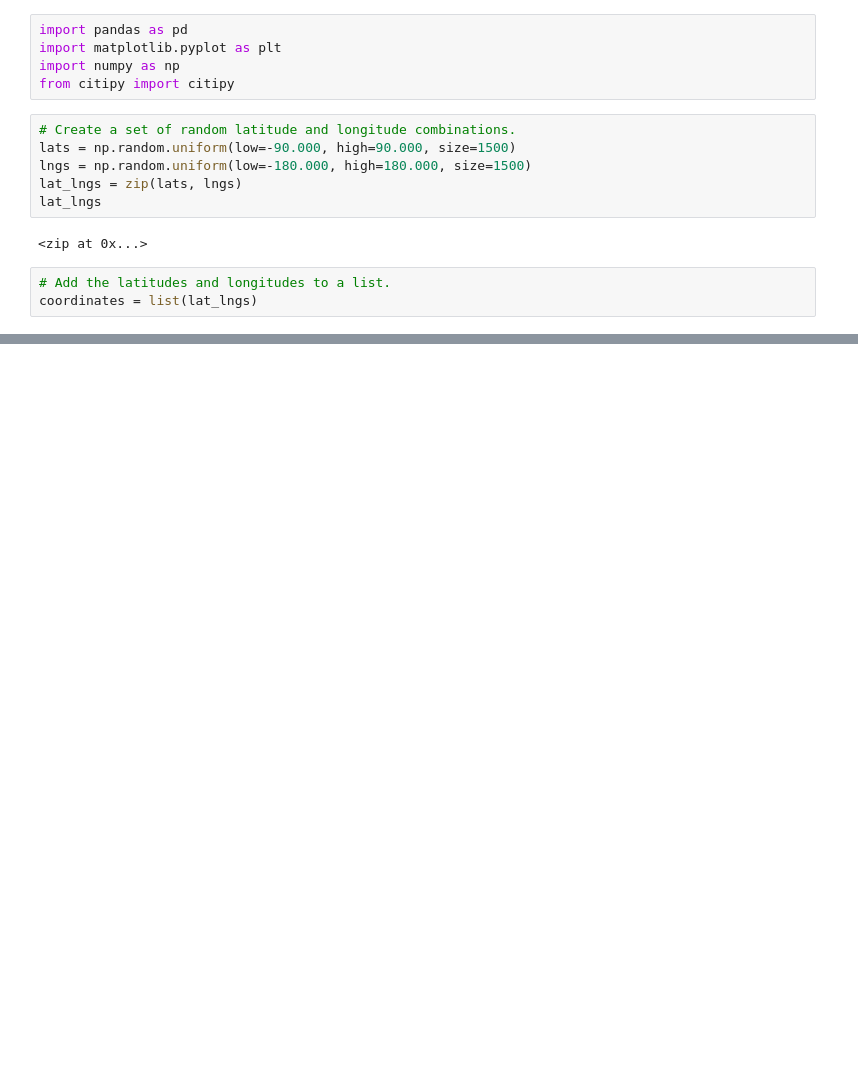
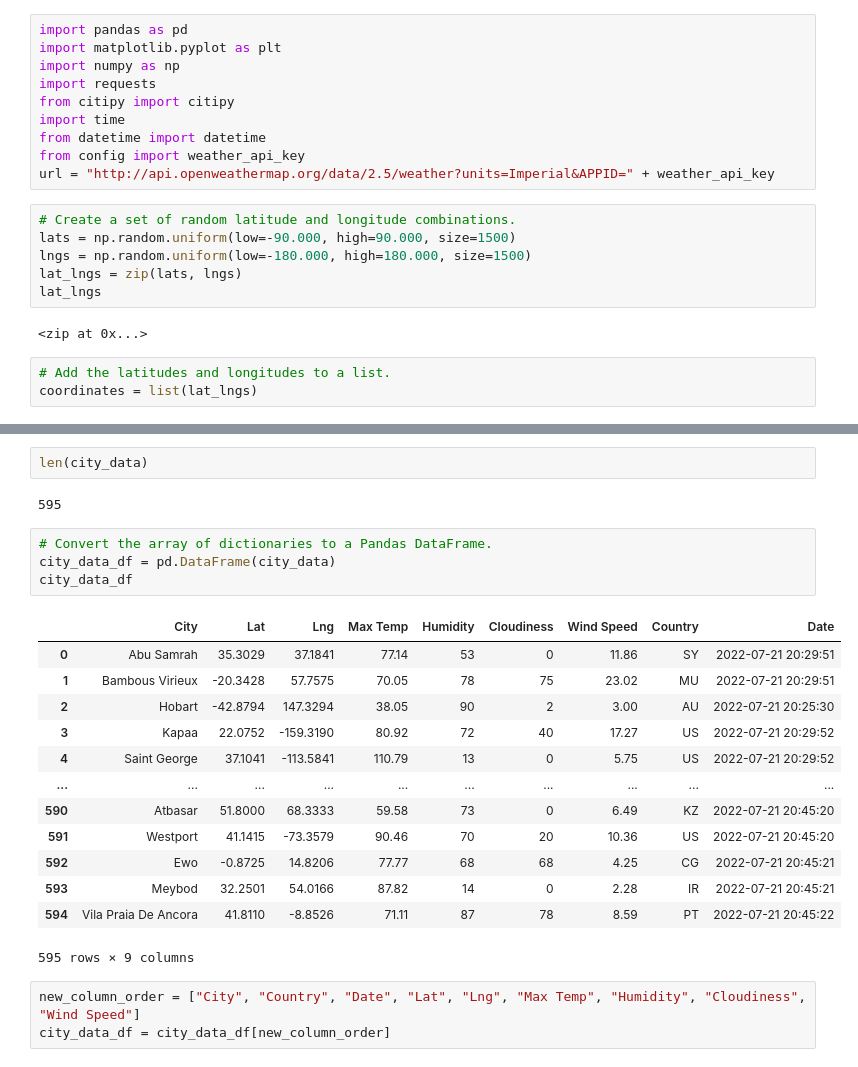
Before and after one commit to luis-zavalaa/World-Weather-Data, a Jupyter notebook: Weather.ipynb, the cells around one changed output, grey strips where cells are left out. Saved outputs shown, nothing was run; the diff lists cells and outputs as text; blank space fills up the shorter version.

```diff
--- a/Weather.ipynb
+++ b/Weather.ipynb
@@ -2,7 +2,12 @@
 import pandas as pd
 import matplotlib.pyplot as plt
 import numpy as np
+import requests
 from citipy import citipy
+import time
+from datetime import datetime
+from config import weather_api_key
+url = "http://api.openweathermap.org/data/2.5/weather?units=Imperial&APPID=" + weather_api_key
 # %%
 # Create a set of random latitude and longitude combinations.
 lats = np.random.uniform(low=-90.000, high=90.000, size=1500)
@@ -31,0 +121,25 @@ len(cities)
+# %%
+len(city_data)
+# %% [output]
+595
+# %%
+# Convert the array of dictionaries to a Pandas DataFrame.
+city_data_df = pd.DataFrame(city_data)
+city_data_df
+# %% [output]
+|  | City | Lat | Lng | Max Temp | Humidity | Cloudiness | Wind Speed | Country | Date |
+| 0 | Abu Samrah | 35.3029 | 37.1841 | 77.14 | 53 | 0 | 11.86 | SY | 2022-07-21 20:29:51 |
+| 1 | Bambous Virieux | -20.3428 | 57.7575 | 70.05 | 78 | 75 | 23.02 | MU | 2022-07-21 20:29:51 |
+| 2 | Hobart | -42.8794 | 147.3294 | 38.05 | 90 | 2 | 3.00 | AU | 2022-07-21 20:25:30 |
+| 3 | Kapaa | 22.0752 | -159.3190 | 80.92 | 72 | 40 | 17.27 | US | 2022-07-21 20:29:52 |
+| 4 | Saint George | 37.1041 | -113.5841 | 110.79 | 13 | 0 | 5.75 | US | 2022-07-21 20:29:52 |
+| ... | ... | ... | ... | ... | ... | ... | ... | ... | ... |
+| 590 | Atbasar | 51.8000 | 68.3333 | 59.58 | 73 | 0 | 6.49 | KZ | 2022-07-21 20:45:20 |
+| 591 | Westport | 41.1415 | -73.3579 | 90.46 | 70 | 20 | 10.36 | US | 2022-07-21 20:45:20 |
+| 592 | Ewo | -0.8725 | 14.8206 | 77.77 | 68 | 68 | 4.25 | CG | 2022-07-21 20:45:21 |
+| 593 | Meybod | 32.2501 | 54.0166 | 87.82 | 14 | 0 | 2.28 | IR | 2022-07-21 20:45:21 |
+| 594 | Vila Praia De Ancora | 41.8110 | -8.8526 | 71.11 | 87 | 78 | 8.59 | PT | 2022-07-21 20:45:22 |
+595 rows × 9 columns
+# %%
+new_column_order = ["City", "Country", "Date", "Lat", "Lng", "Max Temp", "Humidity", "Cloudiness", "Wind Speed"]
+city_data_df = city_data_df[new_column_order]
```
Also changed, not shown: parts of 4 cells of this notebook, 3 other files.
